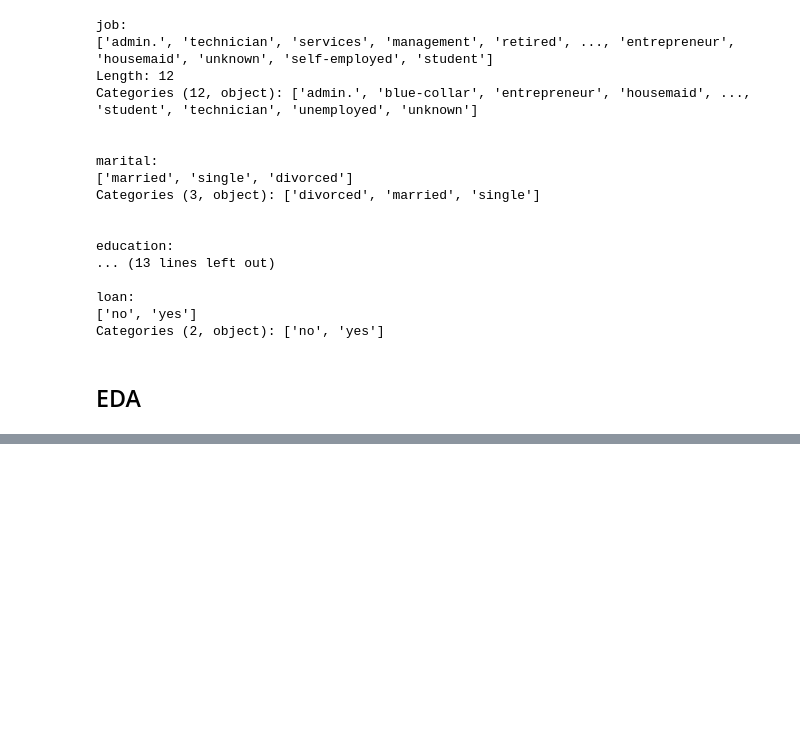
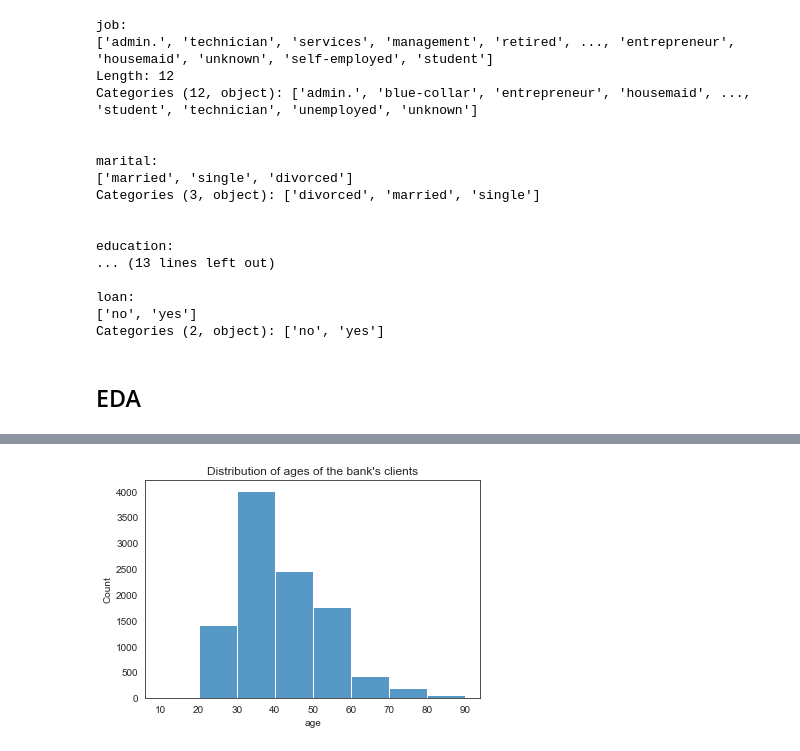
Before and after one commit to av1nDs0uza/ds-ai, a Jupyter notebook: dmbi.ipynb, the cells around one changed output, grey strips where cells are left out. Drawn from its saved outputs; the diff is of its cells as text; code cells hidden in the pictures; blank space fills up the shorter version.

```diff
--- a/dmbi.ipynb
+++ b/dmbi.ipynb
@@ -109,0 +137,8 @@ Categories (2, object): ['no', 'yes']
+# %%
+sns.histplot(data=df, x='age', bins=[10, 20, 30, 40, 50, 60, 70, 80, 90])
+plt.title("Distribution of ages of the bank's clients")
+plt.xticks([10, 20, 30, 40, 50, 60, 70, 80, 90])
+plt.ylabel('Count')
+plt.show()
+# %% [output]
+[figure, added]
```
Also changed, not shown: parts of 26 cells of this notebook, 2 other files.
